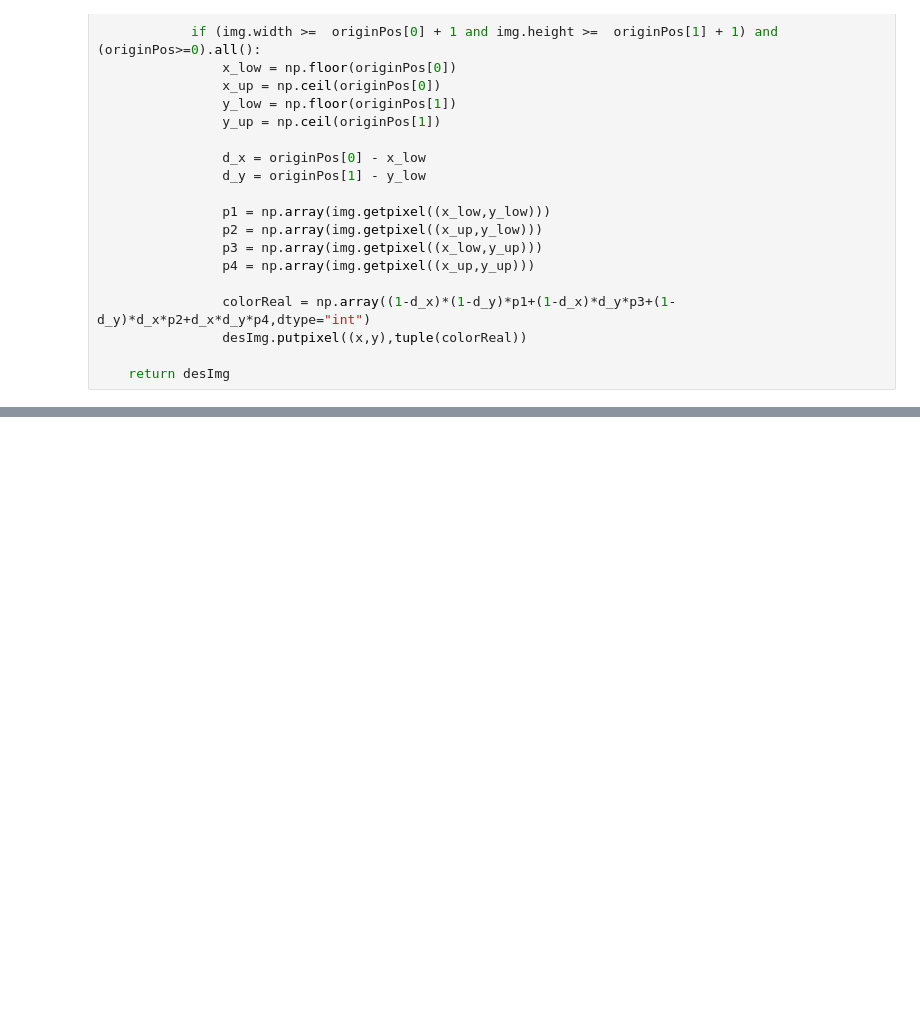
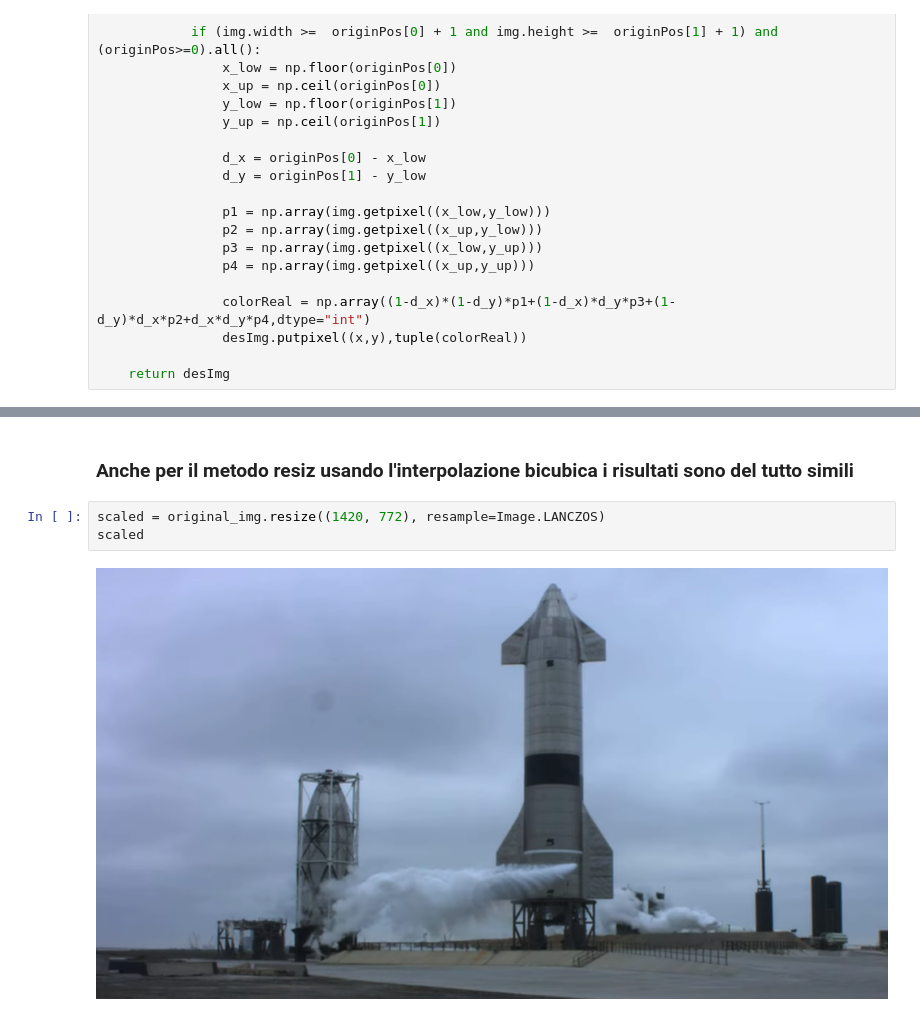
Before and after one commit to CleConor/geometric_transformations, a Jupyter notebook: trasformazioni_geometriche.ipynb, the cells around one changed output, grey strips where cells are left out. Cells and saved outputs as stored; diff of their text form; blank space fills up the shorter version.

```diff
--- a/trasformazioni_geometriche.ipynb
+++ b/trasformazioni_geometriche.ipynb
@@ -230,0 +269,7 @@ scal_im
+# %% [markdown]
+### Anche per il metodo resiz usando l'interpolazione bicubica i risultati sono del tutto simili
+# %%
+scaled = original_img.resize((1420, 772), resample=Image.LANCZOS)
+scaled
+# %% [output]
+[figure, added]
```
Also changed, not shown: parts of 17 cells of this notebook, 4 other files.
